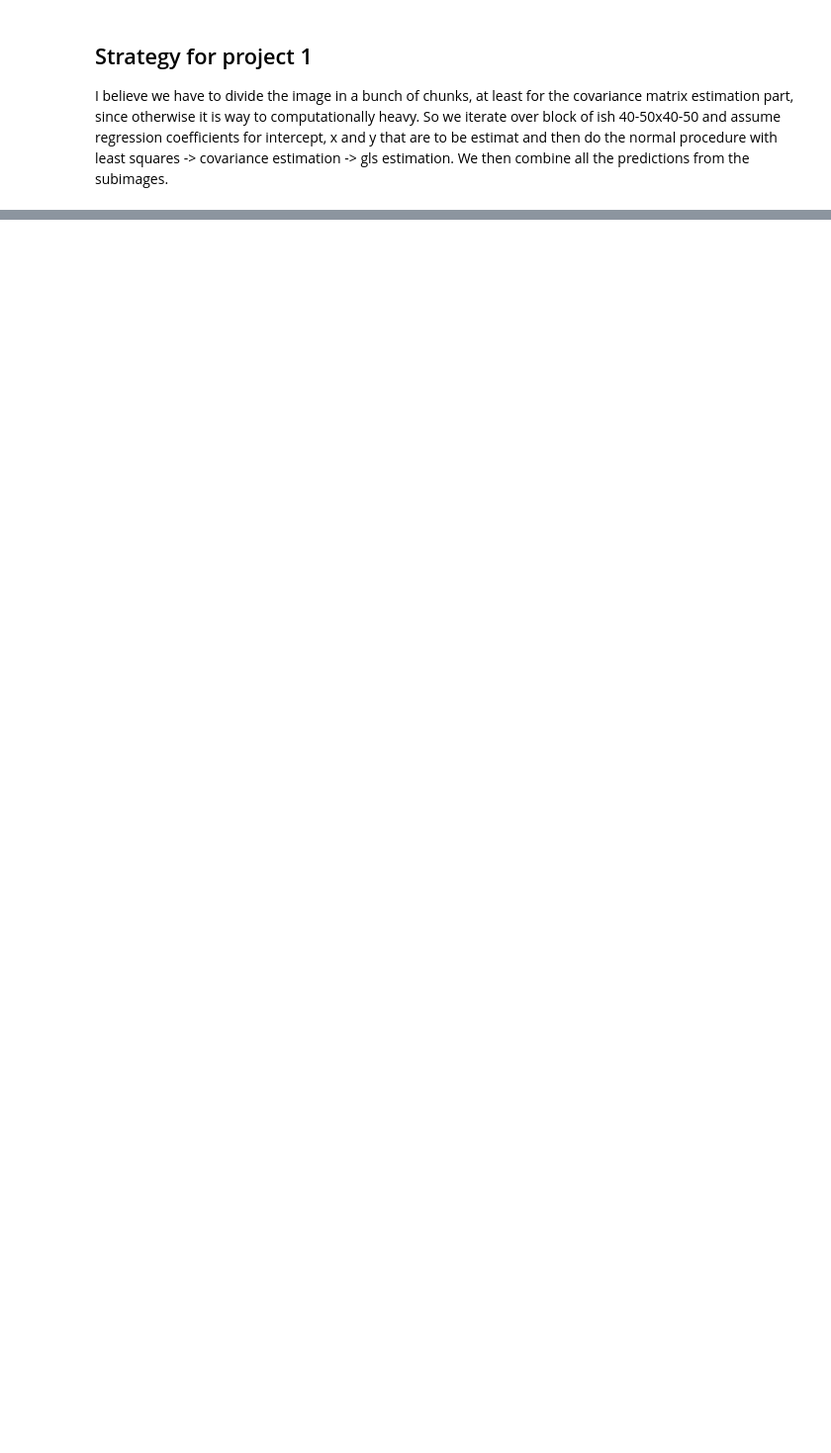
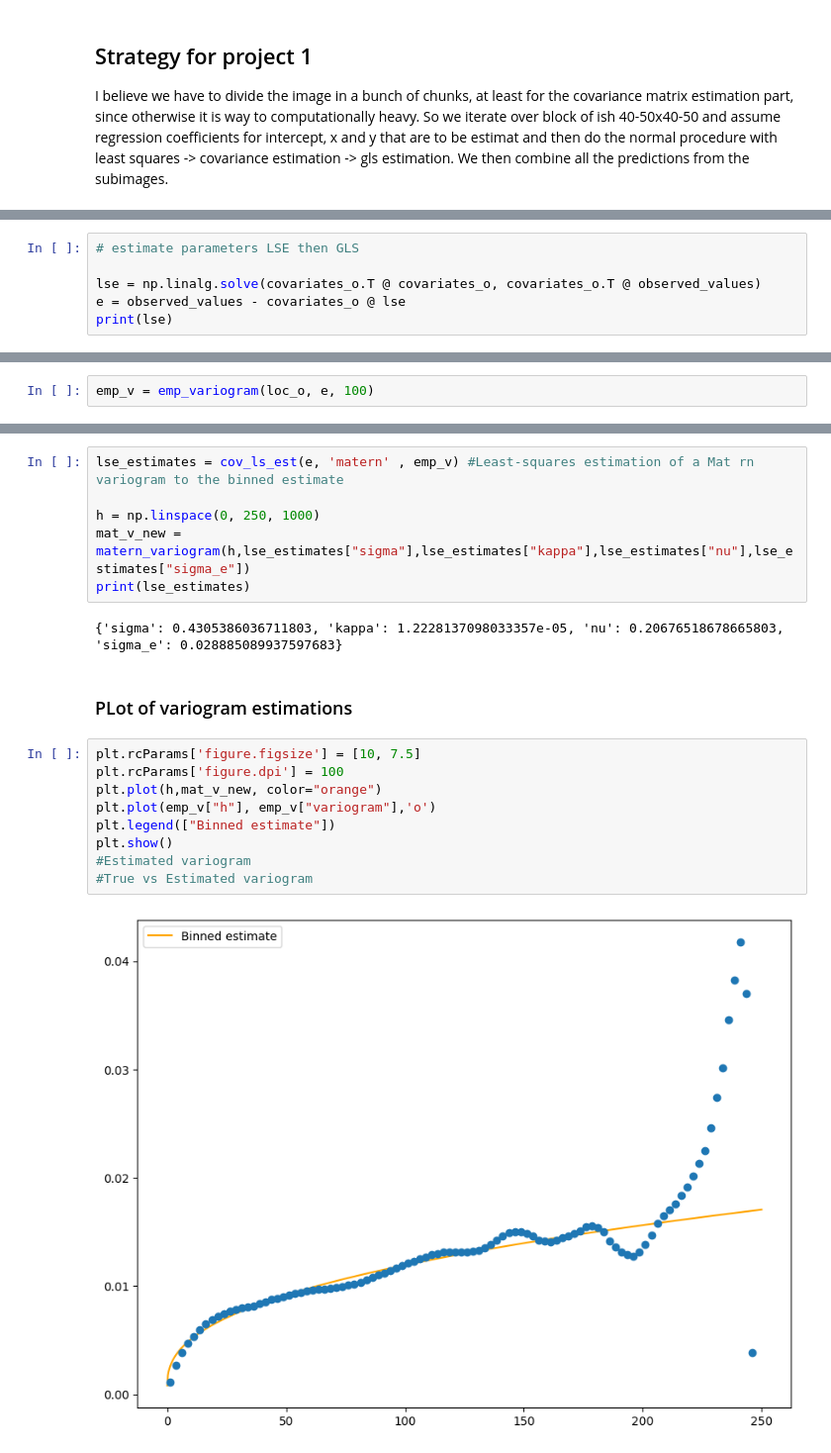
Before and after one commit to spjoliver/TMS016_DOG, a Jupyter notebook: Part 1/titan.ipynb, the cells around one changed output, grey strips where cells are left out. Shown at 99% size. Cells and saved outputs as stored; diff of their text form; blank space fills up the shorter version.

```diff
--- a/Part 1/titan.ipynb
+++ b/Part 1/titan.ipynb
@@ -92,0 +85,6 @@ S = matern_covariance(D, lse_estimates["sigma"], lse_estimates["kappa"], lse_est
+# %%
+# estimate parameters LSE then GLS
+
+lse = np.linalg.solve(covariates_o.T @ covariates_o, covariates_o.T @ observed_values)
+e = observed_values - covariates_o @ lse
+print(lse)
@@ -92,0 +95,2 @@ S = matern_covariance(D, lse_estimates["sigma"], lse_estimates["kappa"], lse_est
+# %%
+emp_v = emp_variogram(loc_o, e, 100)
@@ -92,0 +99,21 @@ S = matern_covariance(D, lse_estimates["sigma"], lse_estimates["kappa"], lse_est
+# %%
+lse_estimates = cov_ls_est(e, 'matern' , emp_v) #Least-squares estimation of a Mat rn variogram to the binned estimate
+
+h = np.linspace(0, 250, 1000)
+mat_v_new = matern_variogram(h,lse_estimates["sigma"],lse_estimates["kappa"],lse_estimates["nu"],lse_estimates["sigma_e"])
+print(lse_estimates)
+# %% [output]
+{'sigma': 0.4305386036711803, 'kappa': 1.2228137098033357e-05, 'nu': 0.20676518678665803, 'sigma_e': 0.028885089937597683}
+# %% [markdown]
+### PLot of variogram estimations
+# %%
+plt.rcParams['figure.figsize'] = [10, 7.5]
+plt.rcParams['figure.dpi'] = 100
+plt.plot(h,mat_v_new, color="orange")
+plt.plot(emp_v["h"], emp_v["variogram"],'o')
+plt.legend(["Binned estimate"])
+plt.show()
+#Estimated variogram
+#True vs Estimated variogram
+# %% [output]
+[figure, added]
```
Also changed, not shown: parts of 22 cells of this notebook, 2 other files.
